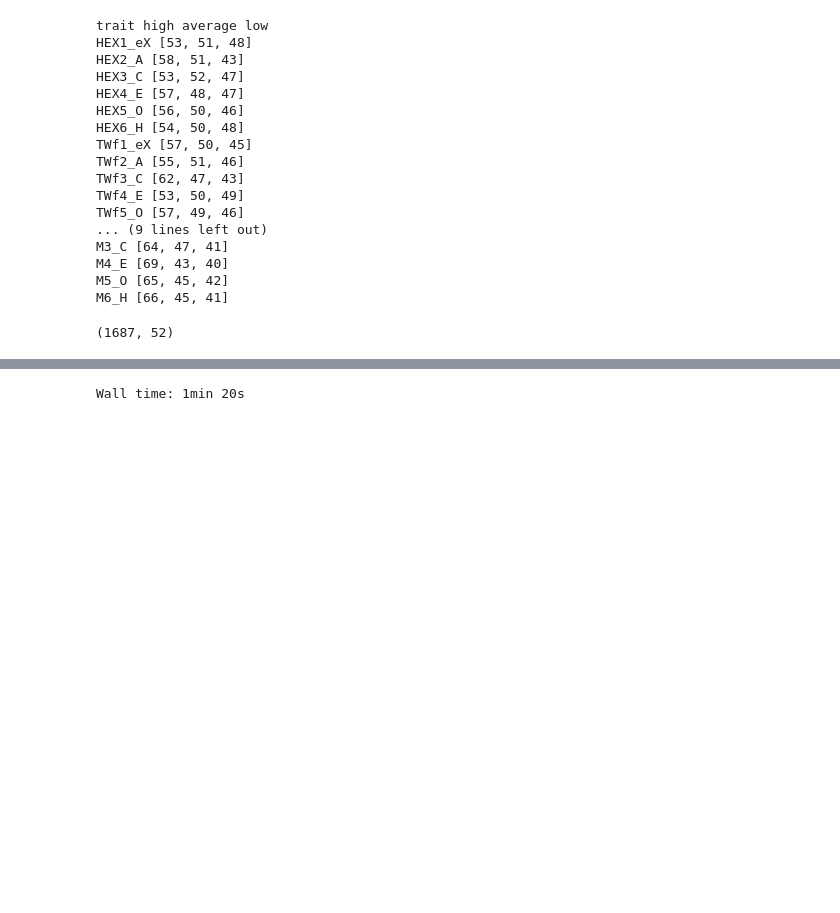
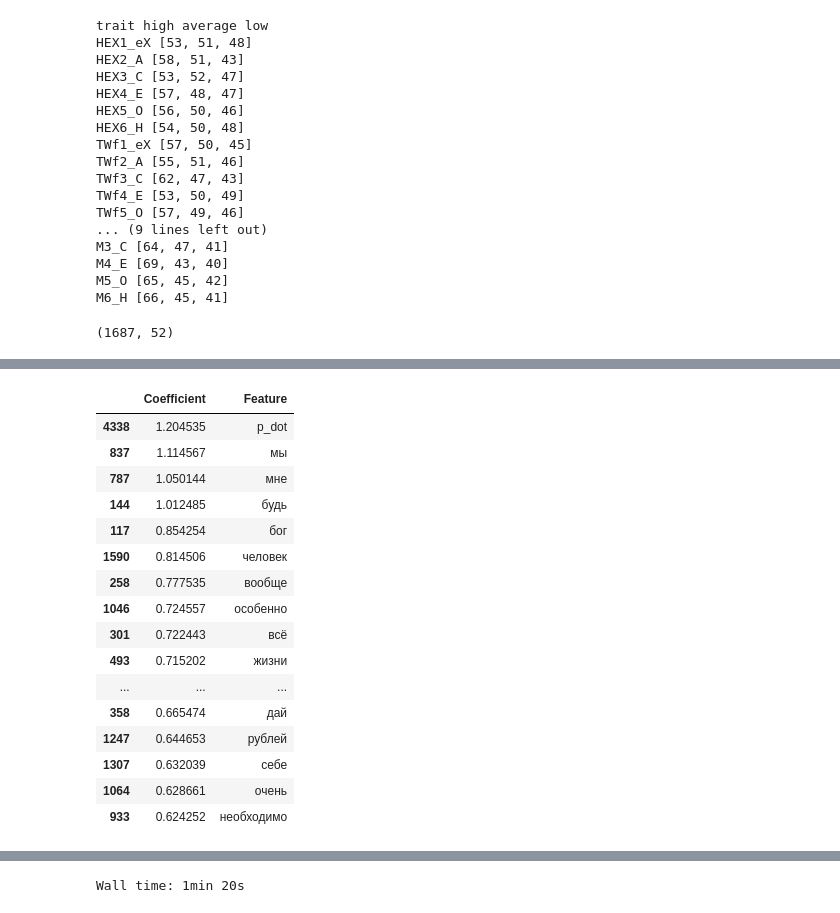
Before and after one commit to DanielTitkov/emmy, a Jupyter notebook: feature_extractor.ipynb, the cells around one changed output, grey strips where cells are left out. Cells and saved outputs as stored; diff of their text form; code cells hidden in the pictures; blank space fills up the shorter version.

Commit message:
added feature-coef table

```diff
--- a/feature_extractor.ipynb
+++ b/feature_extractor.ipynb
@@ -303,6 +303,10 @@ class TraitModel():
         X_test = np.hstack((test_w_vec.todense(),
                             test_p_vec.todense(),
                             test.loc[:,feat_names]))
+
+        self.fitted_features = self.wv.get_feature_names() \
+                             + self.posv.get_feature_names() \
+                             + feat_names
         self.data = data
         self.train = train
         self.test = test
@@ -478,7 +482,9 @@ trm_logreg = TraitModel(xname = 'text',
                  test_size = 0.12,
                  morph = pymorphy2.MorphAnalyzer(),
                  classifier = LogisticRegression,
-                 classifier_params = {'max_iter':155},
+                 classifier_params = {'max_iter':155,
+                                      'multi_class':'multinomial',
+                                      'solver':'newton-cg'},
                  curves_params = {'steep':1.5, 'ec50':0.5, 'level':'max', 'adb':False}
                 )
 # %%
@@ -488,0 +495,25 @@ Wall time: 1min 9s
+# %%
+features = trm_logreg.fitted_features
+coefs = trm_logreg.models['M1_eX_nom'].coef_.tolist()[1]
+coefdf = pd.DataFrame({'Feature' : features,
+                        'Coefficient' : coefs})
+coefdf = coefdf.sort_values(['Coefficient', 'Feature'], ascending=[0, 1])
+coefdf.head(20)
+# %% [output]
+|  | Coefficient | Feature |
+| 4338 | 1.204535 | p_dot |
+| 837 | 1.114567 | мы |
+| 787 | 1.050144 | мне |
+| 144 | 1.012485 | будь |
+| 117 | 0.854254 | бог |
+| 1590 | 0.814506 | человек |
+| 258 | 0.777535 | вообще |
+| 1046 | 0.724557 | особенно |
+| 301 | 0.722443 | всё |
+| 493 | 0.715202 | жизни |
+| ... | ... | ... |
+| 358 | 0.665474 | дай |
+| 1247 | 0.644653 | рублей |
+| 1307 | 0.632039 | себе |
+| 1064 | 0.628661 | очень |
+| 933 | 0.624252 | необходимо |
```
Also changed, not shown: parts of 3 cells of this notebook.
